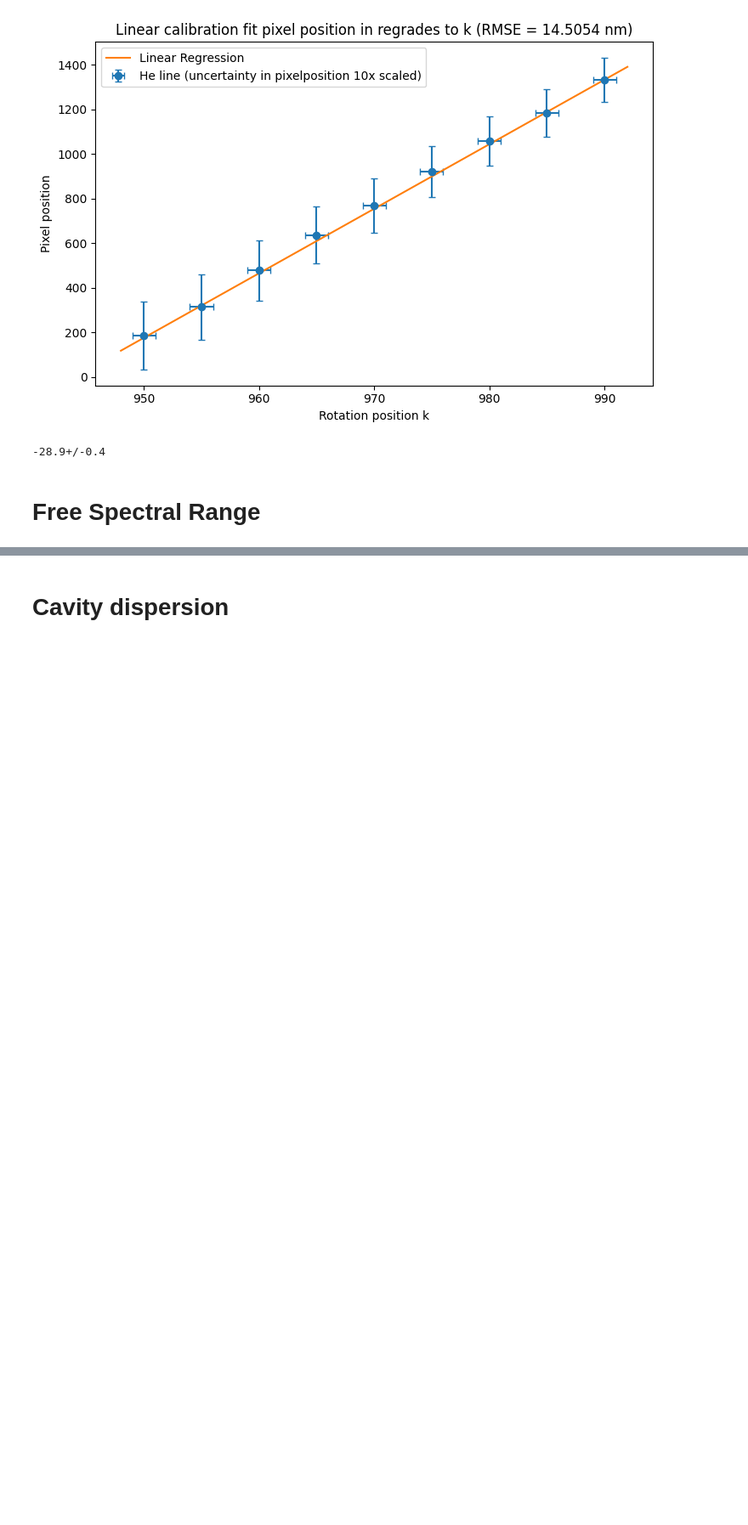
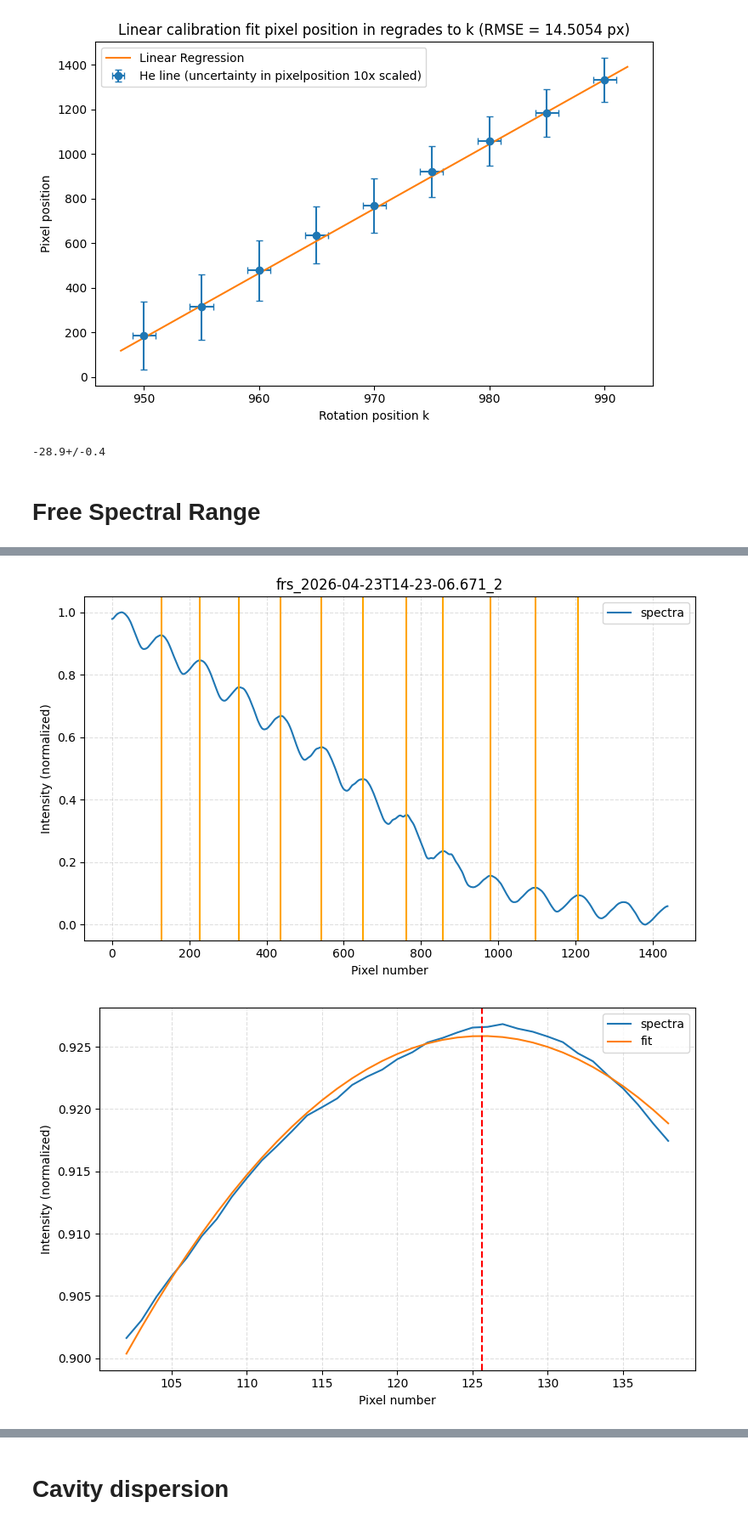
Before and after one commit to Mhfd10/P2_ETHZ_SS26, a Jupyter notebook: Spectroscopy_3/main.ipynb, the cells around one changed output, grey strips where cells are left out. Shown at 85% size. Cells and saved outputs as stored; diff of their text form; code cells hidden in the pictures; blank space fills up the shorter version.

Commit message:
adjusted output

```diff
--- a/Spectroscopy_3/main.ipynb
+++ b/Spectroscopy_3/main.ipynb
@@ -14,6 +14,7 @@ from fits import single_gaussian_fit, polynomial_fit, polynomial, polyfit_peak
 # some constants
 p_central = 720
 s_p = ufloat(3.45*10**3,0) # pixel size in nm
+plt.style.use('default')
 # %% [markdown]
 # Calibration
 # %%
@@ -115,7 +116,7 @@ images_one_line_frs, raw_one_line_frs = convert_into_array(images_frs)
 img_dic_frs = sort_data(path_frs_Bilder, path_frs_Notizen, images_one_line_frs, "frs")
 
 # calculate peaks and free spectral range
-prt = False
+prt = True
 for name in img_dic_frs:
     # extract spectra
     spectra = img_dic_frs[name]["pixel_values"]
@@ -136,6 +137,7 @@ for name in img_dic_frs:
         plt.grid(True, linestyle="--", alpha=0.4)
         plt.legend()
         plt.tight_layout()
+        plt.savefig(f'find_peaks_{name}.png', dpi=600)
         plt.show()
 
     # create uncertainty array for peaks
@@ -160,11 +162,13 @@ for name in img_dic_frs:
         x = np.arange(middle_index_last, middle_index_next)
 
         # create uncertainty value
-        peak_u[i] = polyfit_peak(x, spectra[middle_index_last:middle_index_next])
+        peak_u[i] = polyfit_peak(x, spectra[middle_index_last:middle_index_next], True)
 
     # extract k and convert pixel values to wavelength
     k_frs = ufloat(img_dic_frs[name]["k_value"], 1)
     peak_lambda = lambda_cal(b, k0, p_central, B, k_frs, peak_u)
+    img_dic_frs[name]["peak_pixels"] = peak_u
+    img_dic_frs[name]["peak_lambdas"] = peak_lambda
 
     # calculate free spectral range (possible problems when combining numpy and uncertainties package)
     diffs = [peak_lambda[i+1] - peak_lambda[i] for i in range(len(peak_lambda)-1)]
@@ -182,8 +186,47 @@ def mirror_distance(wavelength, fsr):
 for name in img_dic_frs:
     fsr = img_dic_frs[name]['fsr']
     peaks = img_dic_frs[name]['peaks']
-    l_arr = mirror_distance(img_dic_frs[name]['peaks'], img_dic_frs[name]['fsr']) * 1e-3
+    l_arr = mirror_distance(img_dic_frs[name]['peaks'], img_dic_frs[name]['fsr']) * 1e-3 # micrometer
     l_mean = sum(l_arr) / len(l_arr)
 
     print(f"{name}: FSR = $({fsr:.1uL})\\,\\mathrm{{nm}}$, l = $({l_mean:.1uL})\\,\\mathrm{{µm}}$")
+
+# LaTeX output written by ChatGPT
+# LaTeX table with every detected peak
+def latex_peak_table(img_dic_frs, caption="Detected transmission peaks", label="tab:frs_peaks"):
+    lines = []
+    lines.append(r"\begin{longtable}{l c c c}")
+    lines.append(r"\caption{" + caption + r"}\label{" + label + r"}\\")
+    lines.append(r"\toprule")
+    lines.append(r"Measurement & Peak no. & Pixel position & Wavelength / $\mathrm{nm}$ \\")
+    lines.append(r"\midrule")
+    lines.append(r"\endfirsthead")
+    lines.append(r"\toprule")
+    lines.append(r"Measurement & Peak no. & Pixel position & Wavelength / $\mathrm{nm}$ \\")
+    lines.append(r"\midrule")
+    lines.append(r"\endhead")
+
+    for name in img_dic_frs:
+        peak_pixels = img_dic_frs[name]["peak_pixels"]
+        peak_lambdas = img_dic_frs[name]["peak_lambdas"]
+
+        for i, (px, lam) in enumerate(zip(peak_pixels, peak_lambdas), start=1):
+            if i == 1:
+                meas = name.replace("_", r"\_")
+            else:
+                meas = ""
+
+            lines.append(
+                rf"{meas} & {i} & ${px:.1uL}$ & ${lam:.1uL}$ \\"
+            )
+
+        lines.append(r"\midrule")
+
+    lines[-1] = r"\bottomrule"
+    lines.append(r"\end{longtable}")
+
+    return "\n".join(lines)
+
+
+print(latex_peak_table(img_dic_frs))
 # %% [output]
@@ -193,0 +250,2 @@ frs_2026-04-23T14-59-46.155: FSR = $(8 \pm 2)\,\mathrm{nm}$, l = $(22 \pm 4)\,\m
+[figure, added]
+[figure, added]
```
Also changed, not shown: parts of 5 cells of this notebook, 5 other files.
